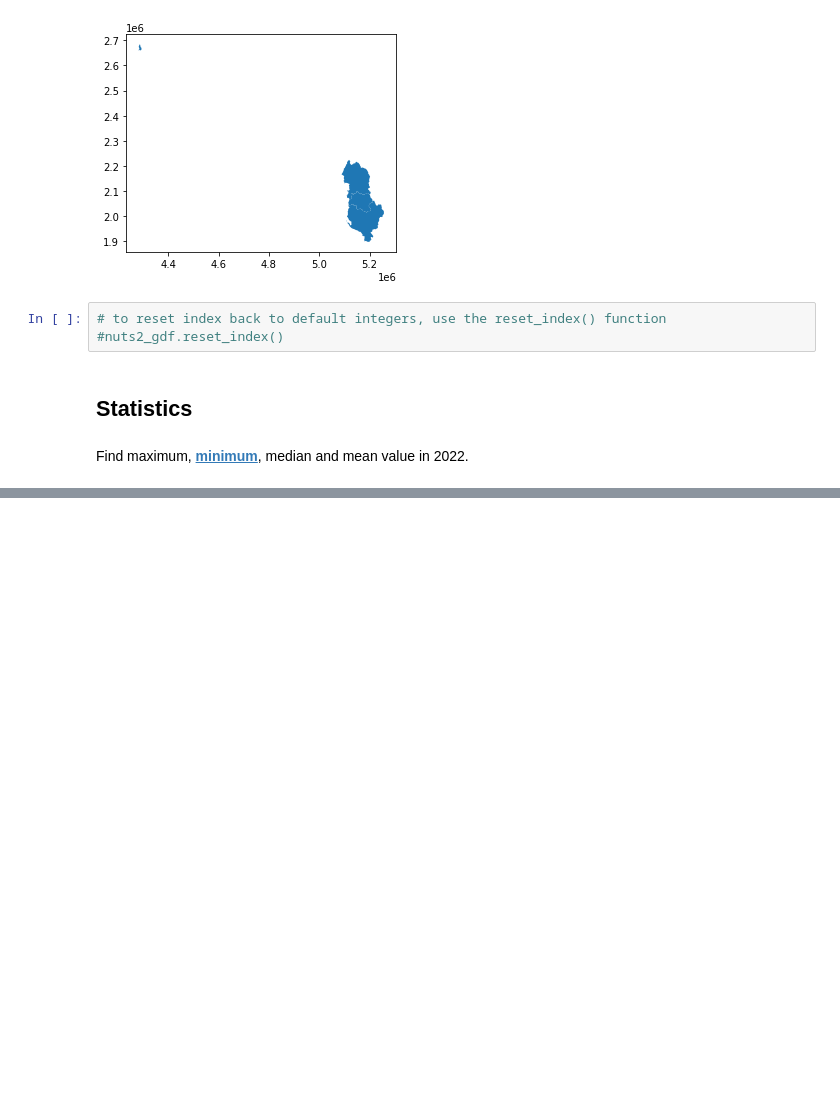
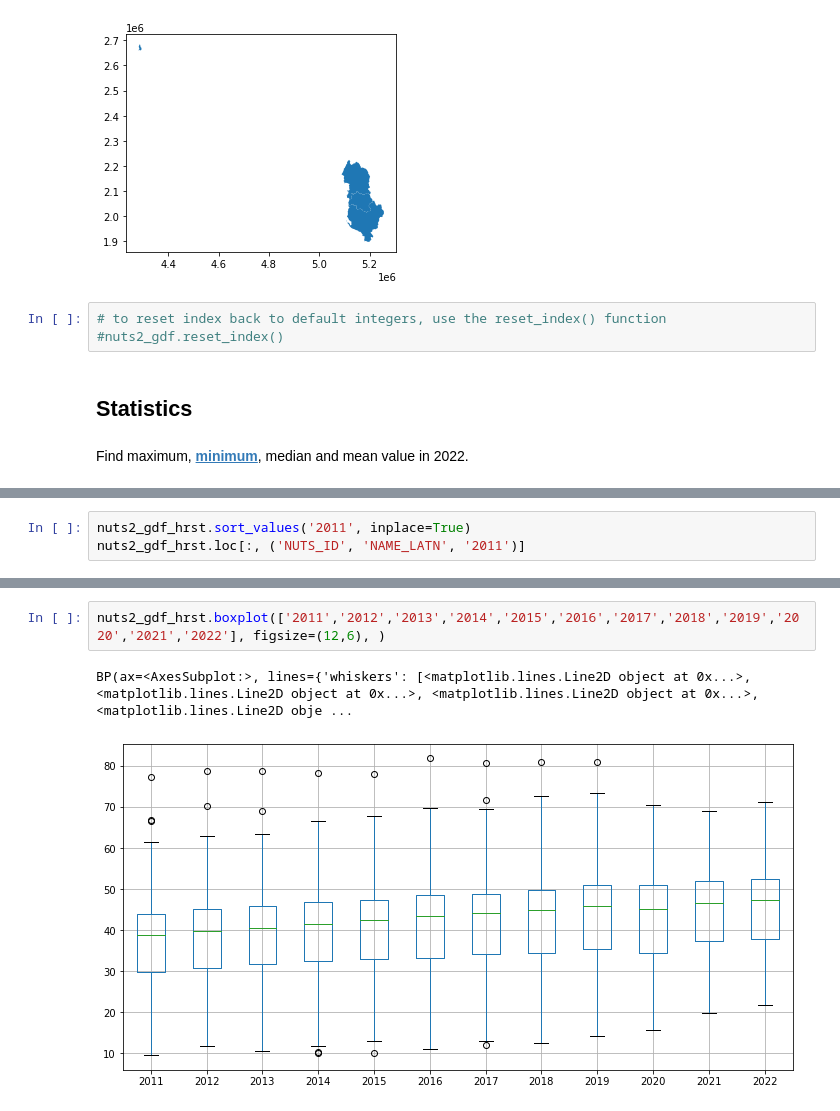
Before and after one commit to GISAdamToth/ArcGIS_Notebooks_thesis, a Jupyter notebook: eurostat/eurostat.ipynb, the cells around one changed output, grey strips where cells are left out. Drawn from its saved outputs; the diff is of its cells as text; blank space fills up the shorter version.

Commit message:
minimum, null values, boxplot

```diff
--- a/eurostat/eurostat.ipynb
+++ b/eurostat/eurostat.ipynb
@@ -332,0 +346,3 @@ dtype: float64
+# %%
+nuts2_gdf_hrst.sort_values('2011', inplace=True)
+nuts2_gdf_hrst.loc[:, ('NUTS_ID', 'NAME_LATN', '2011')]
@@ -332,0 +396,5 @@ dtype: float64
+# %%
+nuts2_gdf_hrst.boxplot(['2011','2012','2013','2014','2015','2016','2017','2018','2019','2020','2021','2022'], figsize=(12,6), )
+# %% [output]
+BP(ax=<AxesSubplot:>, lines={'whiskers': [<matplotlib.lines.Line2D object at 0x...>, <matplotlib.lines.Line2D object at 0x...>, <matplotlib.lines.Line2D object at 0x...>, <matplotlib.lines.Line2D obje ...
+[figure, added]
```
Also changed, not shown: parts of 7 cells of this notebook.
